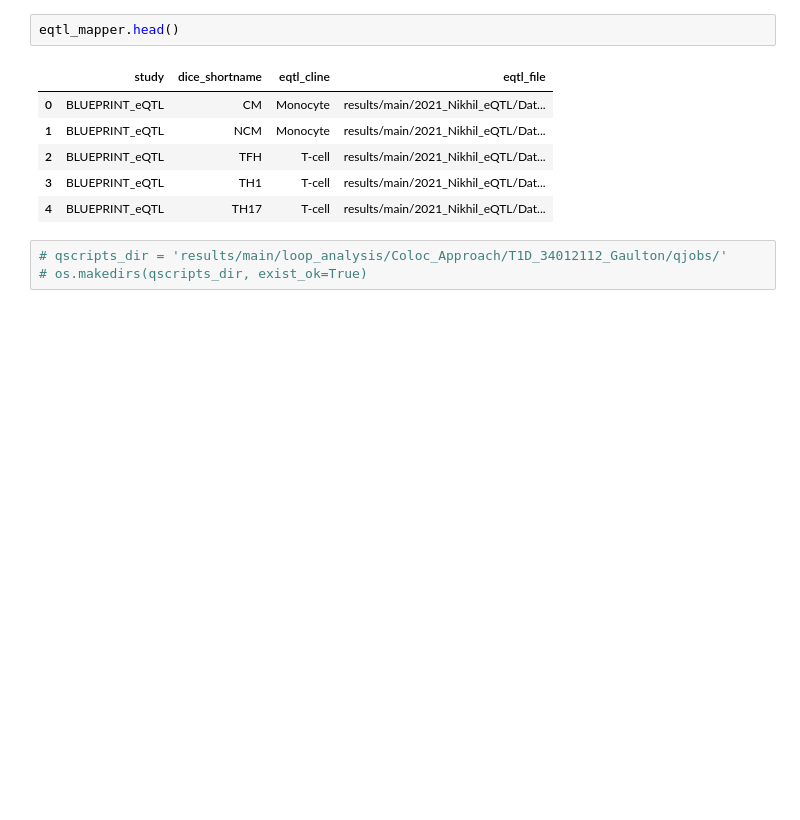
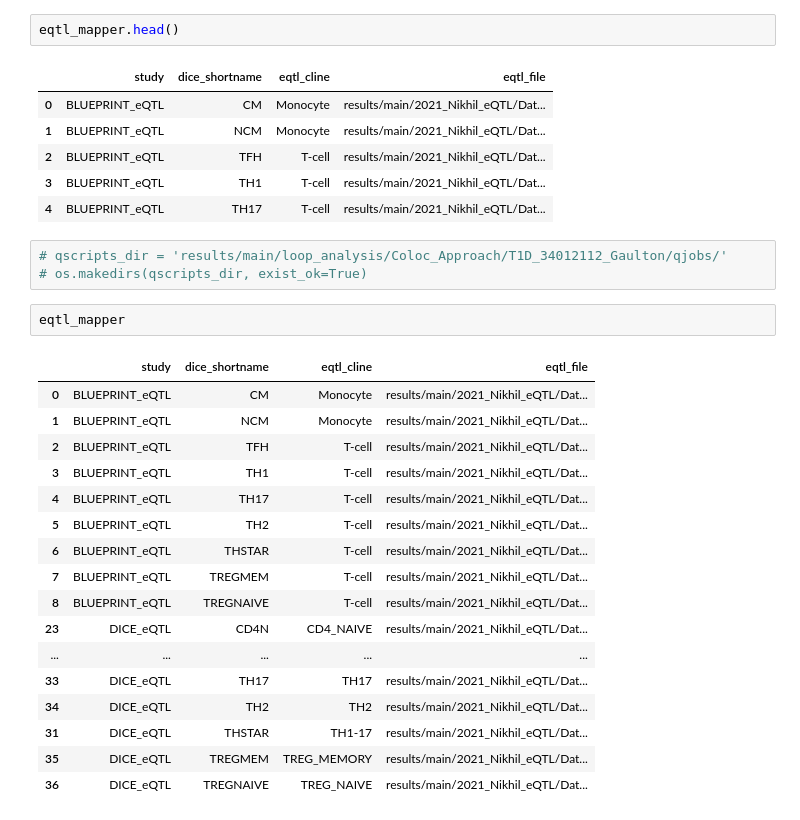
Before and after one commit to joreynajr/dchallenge, a Jupyter notebook: scripts/loop_analysis/Annotate_Coloc_SNPs_with_Nearby_Genes_Loops.BashGO.py.ipynb, the cells around one changed output. Drawn from its saved outputs; the diff is of its cells as text; blank space fills up the shorter version.

```diff
--- a/scripts/loop_analysis/Annotate_Coloc_SNPs_with_Nearby_Genes_Loops.BashGO.py.ipynb
+++ b/scripts/loop_analysis/Annotate_Coloc_SNPs_with_Nearby_Genes_Loops.BashGO.py.ipynb
@@ -115,6 +119,26 @@ eqtl_mapper.head()
 # %%
 # qscripts_dir = 'results/main/loop_analysis/Coloc_Approach/T1D_34012112_Gaulton/qjobs/'
 # os.makedirs(qscripts_dir, exist_ok=True)
+# %%
+eqtl_mapper
+# %% [output]
+|  | study | dice_shortname | eqtl_cline | eqtl_file |
+| 0 | BLUEPRINT_eQTL | CM | Monocyte | results/main/2021_Nikhil_eQTL/Dat... |
+| 1 | BLUEPRINT_eQTL | NCM | Monocyte | results/main/2021_Nikhil_eQTL/Dat... |
+| 2 | BLUEPRINT_eQTL | TFH | T-cell | results/main/2021_Nikhil_eQTL/Dat... |
+| 3 | BLUEPRINT_eQTL | TH1 | T-cell | results/main/2021_Nikhil_eQTL/Dat... |
+| 4 | BLUEPRINT_eQTL | TH17 | T-cell | results/main/2021_Nikhil_eQTL/Dat... |
+| 5 | BLUEPRINT_eQTL | TH2 | T-cell | results/main/2021_Nikhil_eQTL/Dat... |
+| 6 | BLUEPRINT_eQTL | THSTAR | T-cell | results/main/2021_Nikhil_eQTL/Dat... |
+| 7 | BLUEPRINT_eQTL | TREGMEM | T-cell | results/main/2021_Nikhil_eQTL/Dat... |
+| 8 | BLUEPRINT_eQTL | TREGNAIVE | T-cell | results/main/2021_Nikhil_eQTL/Dat... |
+| 23 | DICE_eQTL | CD4N | CD4_NAIVE | results/main/2021_Nikhil_eQTL/Dat... |
+| ... | ... | ... | ... | ... |
+| 33 | DICE_eQTL | TH17 | TH17 | results/main/2021_Nikhil_eQTL/Dat... |
+| 34 | DICE_eQTL | TH2 | TH2 | results/main/2021_Nikhil_eQTL/Dat... |
+| 31 | DICE_eQTL | THSTAR | TH1-17 | results/main/2021_Nikhil_eQTL/Dat... |
+| 35 | DICE_eQTL | TREGMEM | TREG_MEMORY | results/main/2021_Nikhil_eQTL/Dat... |
+| 36 | DICE_eQTL | TREGNAIVE | TREG_NAIVE | results/main/2021_Nikhil_eQTL/Dat... |
 # %%
 for gwas in gwas_runs:
     for i, sr in eqtl_mapper.iterrows():
```
Also changed, not shown: parts of 3 cells of this notebook, 6 other files.
